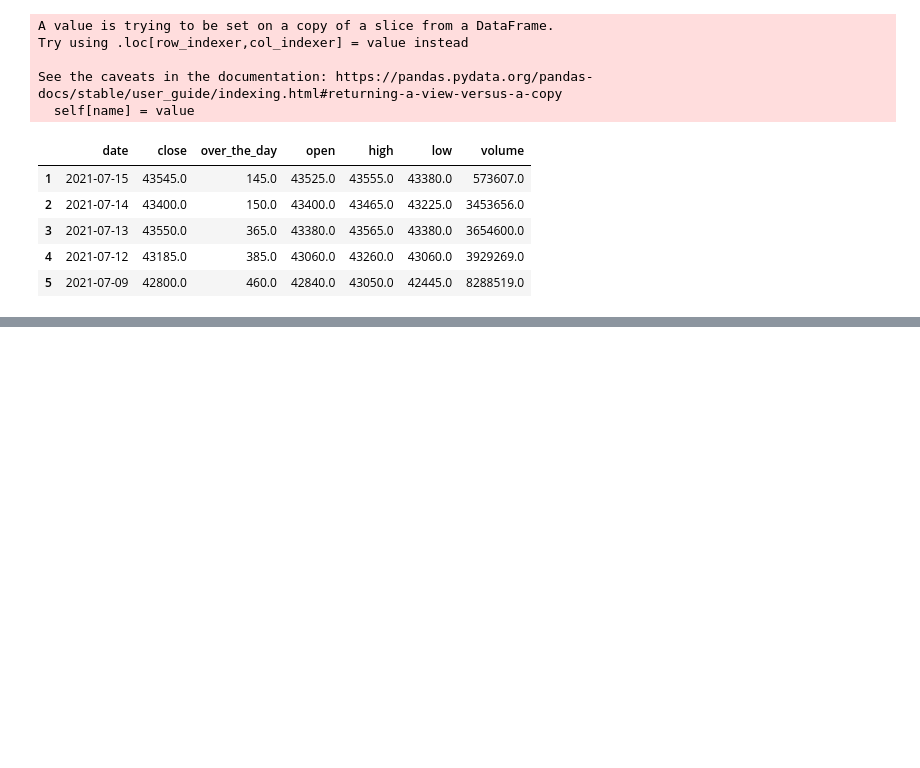
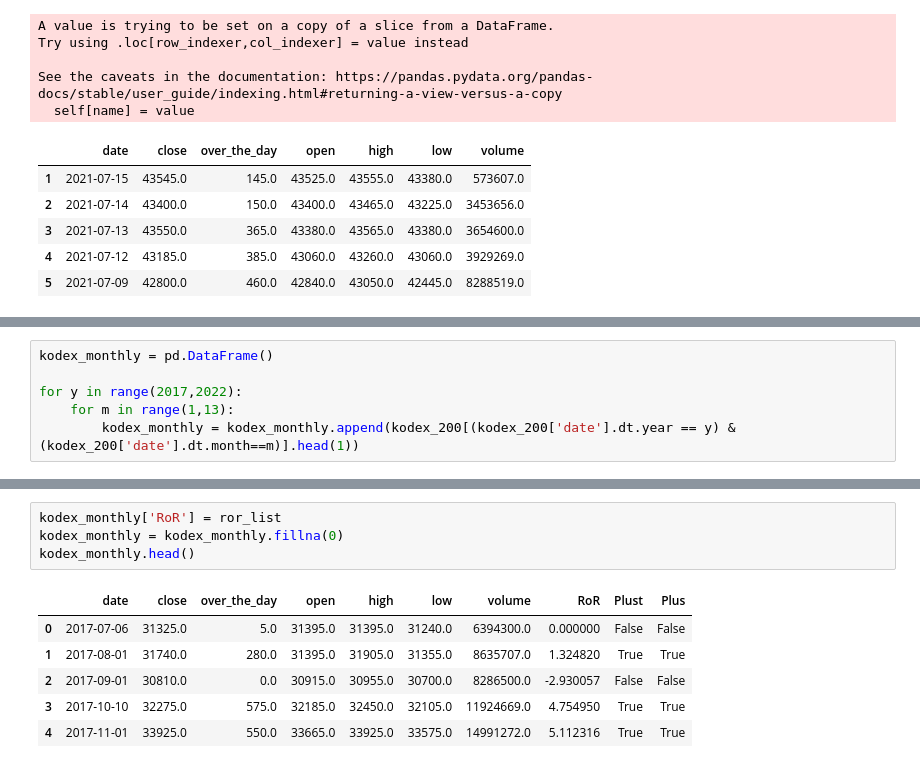
Before and after one commit to HoYoungChun/financial_data_analysis, a Jupyter notebook: 변동성_타게팅.ipynb, the cells around one changed output, grey strips where cells are left out. Drawn from its saved outputs; the diff is of its cells as text; blank space fills up the shorter version.

```diff
--- a/변동성_타게팅.ipynb
+++ b/변동성_타게팅.ipynb
@@ -59,0 +80,6 @@ See the caveats in the documentation: https://pandas.pydata.org/pandas-docs/stab
+# %%
+kodex_monthly = pd.DataFrame()
+
+for y in range(2017,2022):
+    for m in range(1,13):
+        kodex_monthly = kodex_monthly.append(kodex_200[(kodex_200['date'].dt.year == y) & (kodex_200['date'].dt.month==m)].head(1))
@@ -59,0 +112,11 @@ See the caveats in the documentation: https://pandas.pydata.org/pandas-docs/stab
+# %%
+kodex_monthly['RoR'] = ror_list
+kodex_monthly = kodex_monthly.fillna(0)
+kodex_monthly.head()
+# %% [output]
+|  | date | close | over_the_day | open | high | low | volume | RoR | Plust | Plus |
+| 0 | 2017-07-06 | 31325.0 | 5.0 | 31395.0 | 31395.0 | 31240.0 | 6394300.0 | 0.000000 | False | False |
+| 1 | 2017-08-01 | 31740.0 | 280.0 | 31395.0 | 31905.0 | 31355.0 | 8635707.0 | 1.324820 | True | True |
+| 2 | 2017-09-01 | 30810.0 | 0.0 | 30915.0 | 30955.0 | 30700.0 | 8286500.0 | -2.930057 | False | False |
+| 3 | 2017-10-10 | 32275.0 | 575.0 | 32185.0 | 32450.0 | 32105.0 | 11924669.0 | 4.754950 | True | True |
+| 4 | 2017-11-01 | 33925.0 | 550.0 | 33665.0 | 33925.0 | 33575.0 | 14991272.0 | 5.112316 | True | True |
```
Also changed, not shown: parts of 9 cells of this notebook.
